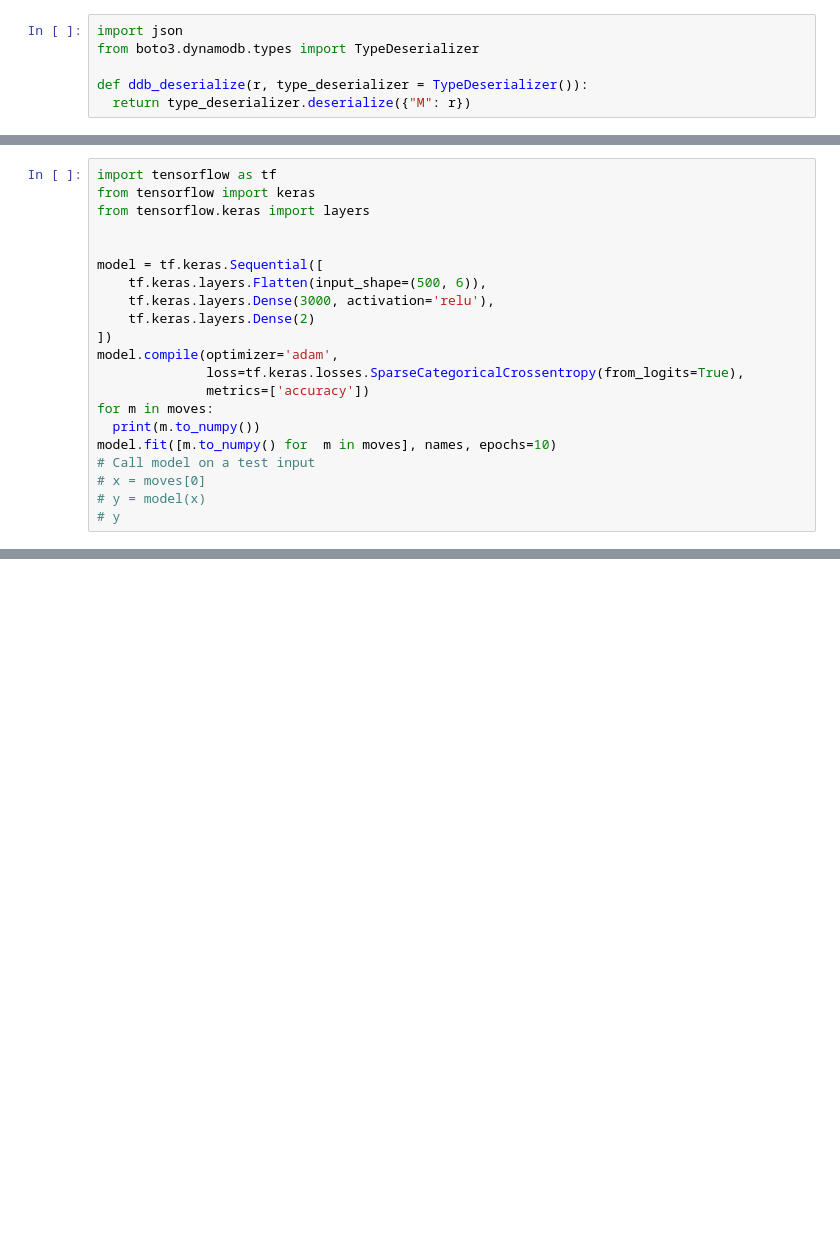
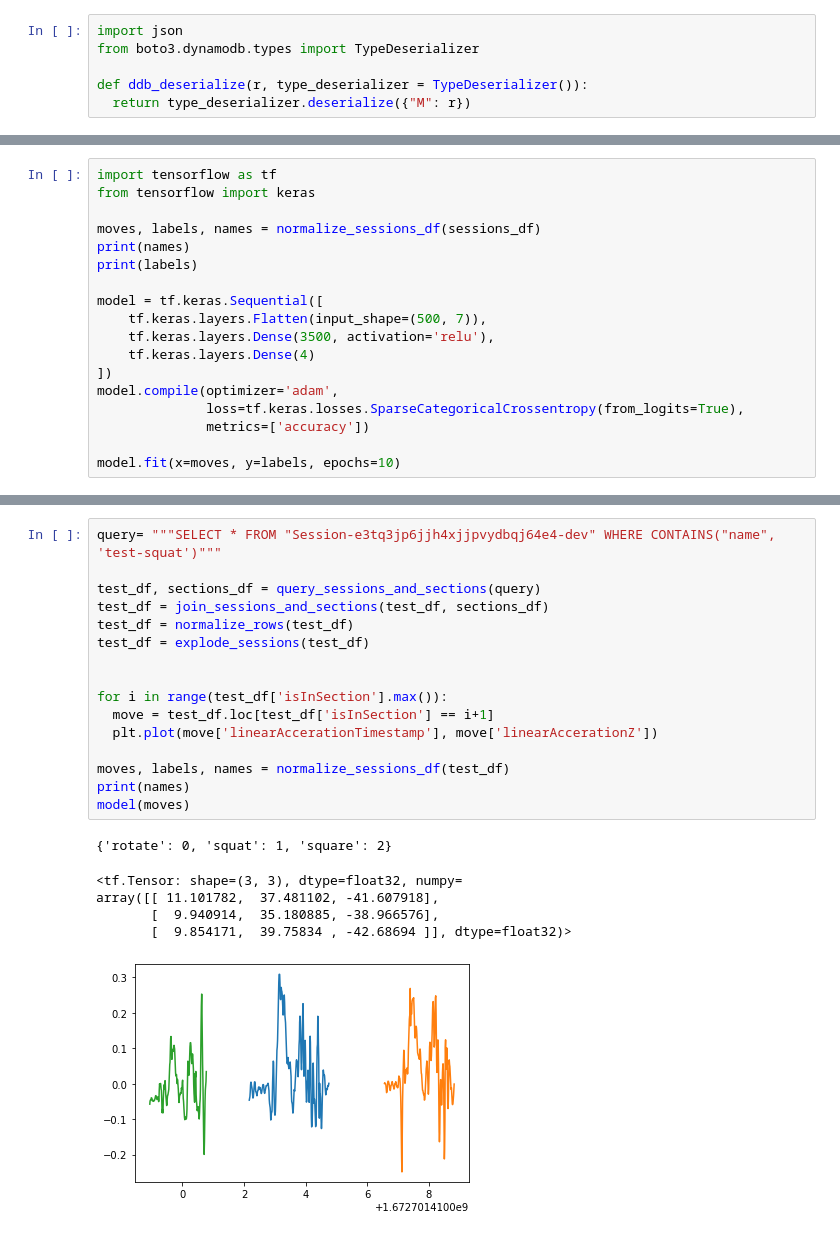
Before and after one commit to shoopapa/m2-gear, a Jupyter notebook: python/dynamodb.ipynb, the cells around one changed output, grey strips where cells are left out. Drawn from its saved outputs; the diff is of its cells as text; blank space fills up the shorter version.

```diff
--- a/python/dynamodb.ipynb
+++ b/python/dynamodb.ipynb
@@ -145,22 +141,19 @@ for i in range(sessions_df['isInSection'].max()):
 # %%
 import tensorflow as tf
 from tensorflow import keras
-from tensorflow.keras import layers
 
+moves, labels, names = normalize_sessions_df(sessions_df)
+print(names)
+print(labels)
 
 model = tf.keras.Sequential([
-    tf.keras.layers.Flatten(input_shape=(500, 6)),
-    tf.keras.layers.Dense(3000, activation='relu'),
-    tf.keras.layers.Dense(2)
+    tf.keras.layers.Flatten(input_shape=(500, 7)),
+    tf.keras.layers.Dense(3500, activation='relu'),
+    tf.keras.layers.Dense(4)
 ])
 model.compile(optimizer='adam',
               loss=tf.keras.losses.SparseCategoricalCrossentropy(from_logits=True),
               metrics=['accuracy'])
-for m in moves:
-  print(m.to_numpy())
-model.fit([m.to_numpy() for  m in moves], names, epochs=10)
-# Call model on a test input
-# x = moves[0]
-# y = model(x)
-# y
+
+model.fit(x=moves, y=labels, epochs=10)
 # %% [output]
@@ -184,0 +178,23 @@ ValueError: Failed to find data adapter that can handle input: (<class 'list'> c
+# %%
+query= """SELECT * FROM "Session-e3tq3jp6jjh4xjjpvydbqj64e4-dev" WHERE CONTAINS("name", 'test-squat')"""
+
+test_df, sections_df = query_sessions_and_sections(query)
+test_df = join_sessions_and_sections(test_df, sections_df)
+test_df = normalize_rows(test_df)
+test_df = explode_sessions(test_df)
+
+
+for i in range(test_df['isInSection'].max()):
+  move = test_df.loc[test_df['isInSection'] == i+1]
+  plt.plot(move['linearAccerationTimestamp'], move['linearAccerationZ'])
+
+moves, labels, names = normalize_sessions_df(test_df)
+print(names)
+model(moves)
+# %% [output]
+{'rotate': 0, 'squat': 1, 'square': 2}
+<tf.Tensor: shape=(3, 3), dtype=float32, numpy=
+array([[ 11.101782,  37.481102, -41.607918],
+       [  9.940914,  35.180885, -38.966576],
+       [  9.854171,  39.75834 , -42.68694 ]], dtype=float32)>
+[figure, added]
```
Also changed, not shown: parts of 7 cells of this notebook, 5 other files.
